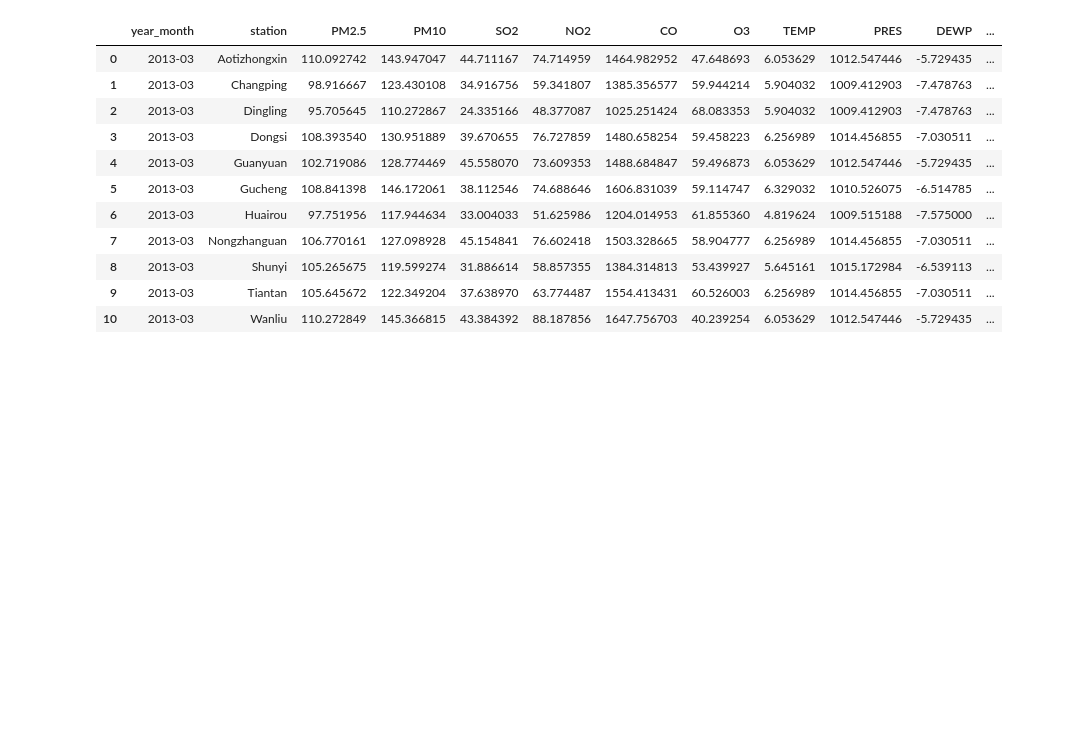
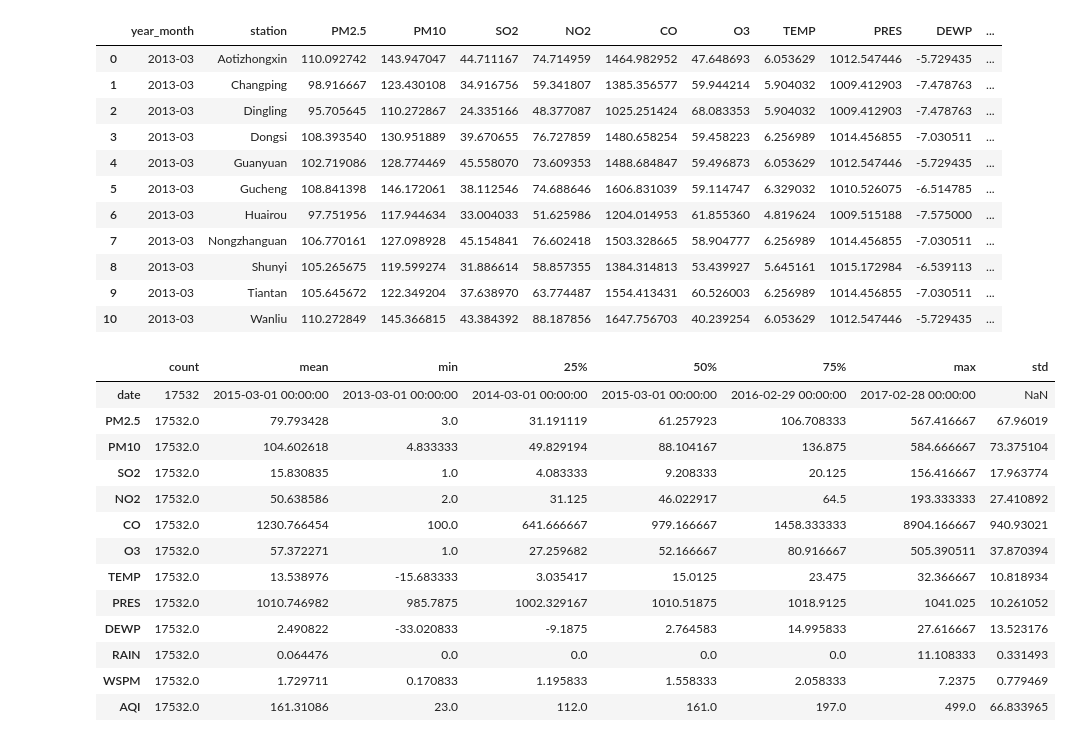
Before and after one commit to Strong649/First-Repo, a Jupyter notebook: Air_Pollution_PfDA.ipynb, the cells around one changed output. Drawn from its saved outputs; the diff is of its cells as text; code cells hidden in the pictures; blank space fills up the shorter version.

```diff
--- a/Air_Pollution_PfDA.ipynb
+++ b/Air_Pollution_PfDA.ipynb
@@ -522,3 +524,20 @@ combined_df_monthly.head(11)
 | 8 | 2013-03 | Shunyi | 105.265675 | 119.599274 | 31.886614 | 58.857355 | 1384.314813 | 53.439927 | 5.645161 | 1015.172984 | -6.539113 | ... |
 | 9 | 2013-03 | Tiantan | 105.645672 | 122.349204 | 37.638970 | 63.774487 | 1554.413431 | 60.526003 | 6.256989 | 1014.456855 | -7.030511 | ... |
 | 10 | 2013-03 | Wanliu | 110.272849 | 145.366815 | 43.384392 | 88.187856 | 1647.756703 | 40.239254 | 6.053629 | 1012.547446 | -5.729435 | ... |
+# %%
+combined_df.describe().T
+# %% [output]
+|  | count | mean | min | 25% | 50% | 75% | max | std |
+| date | 17532 | 2015-03-01 00:00:00 | 2013-03-01 00:00:00 | 2014-03-01 00:00:00 | 2015-03-01 00:00:00 | 2016-02-29 00:00:00 | 2017-02-28 00:00:00 | NaN |
+| PM2.5 | 17532.0 | 79.793428 | 3.0 | 31.191119 | 61.257923 | 106.708333 | 567.416667 | 67.96019 |
+| PM10 | 17532.0 | 104.602618 | 4.833333 | 49.829194 | 88.104167 | 136.875 | 584.666667 | 73.375104 |
+| SO2 | 17532.0 | 15.830835 | 1.0 | 4.083333 | 9.208333 | 20.125 | 156.416667 | 17.963774 |
+| NO2 | 17532.0 | 50.638586 | 2.0 | 31.125 | 46.022917 | 64.5 | 193.333333 | 27.410892 |
+| CO | 17532.0 | 1230.766454 | 100.0 | 641.666667 | 979.166667 | 1458.333333 | 8904.166667 | 940.93021 |
+| O3 | 17532.0 | 57.372271 | 1.0 | 27.259682 | 52.166667 | 80.916667 | 505.390511 | 37.870394 |
+| TEMP | 17532.0 | 13.538976 | -15.683333 | 3.035417 | 15.0125 | 23.475 | 32.366667 | 10.818934 |
+| PRES | 17532.0 | 1010.746982 | 985.7875 | 1002.329167 | 1010.51875 | 1018.9125 | 1041.025 | 10.261052 |
+| DEWP | 17532.0 | 2.490822 | -33.020833 | -9.1875 | 2.764583 | 14.995833 | 27.616667 | 13.523176 |
+| RAIN | 17532.0 | 0.064476 | 0.0 | 0.0 | 0.0 | 0.0 | 11.108333 | 0.331493 |
+| WSPM | 17532.0 | 1.729711 | 0.170833 | 1.195833 | 1.558333 | 2.058333 | 7.2375 | 0.779469 |
+| AQI | 17532.0 | 161.31086 | 23.0 | 112.0 | 161.0 | 197.0 | 499.0 | 66.833965 |
```
Also changed, not shown: parts of 1 cell of this notebook.
